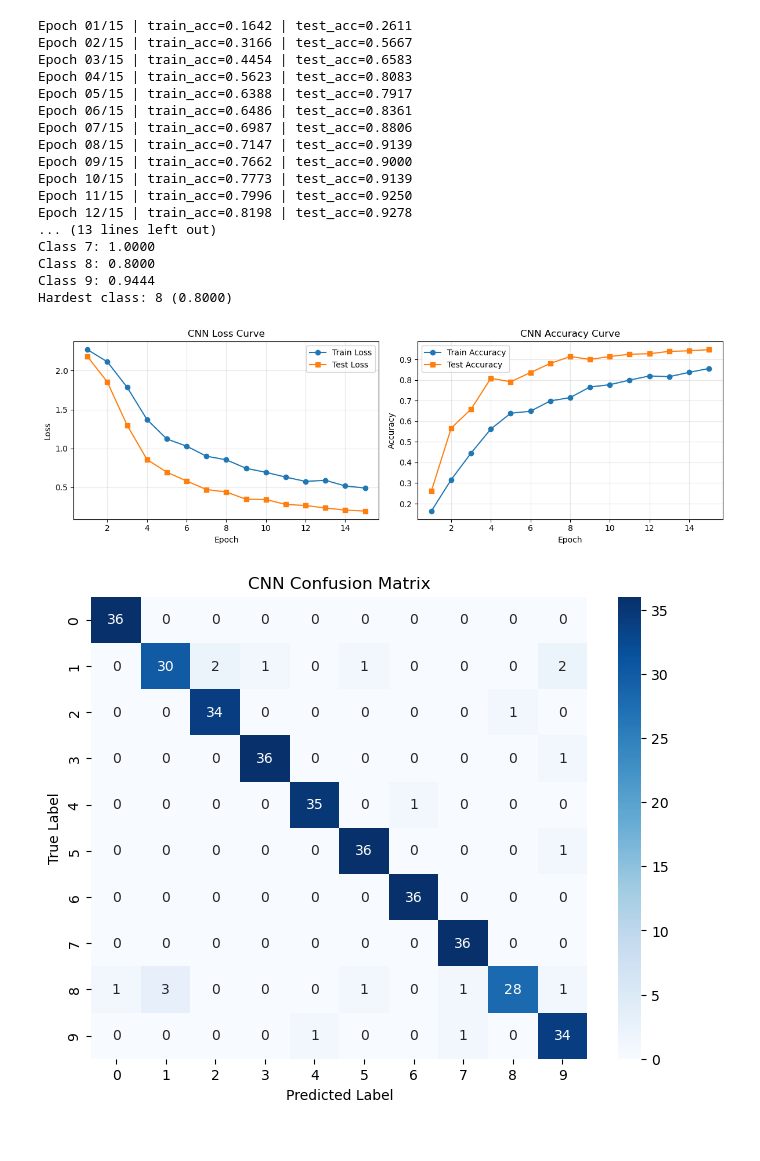
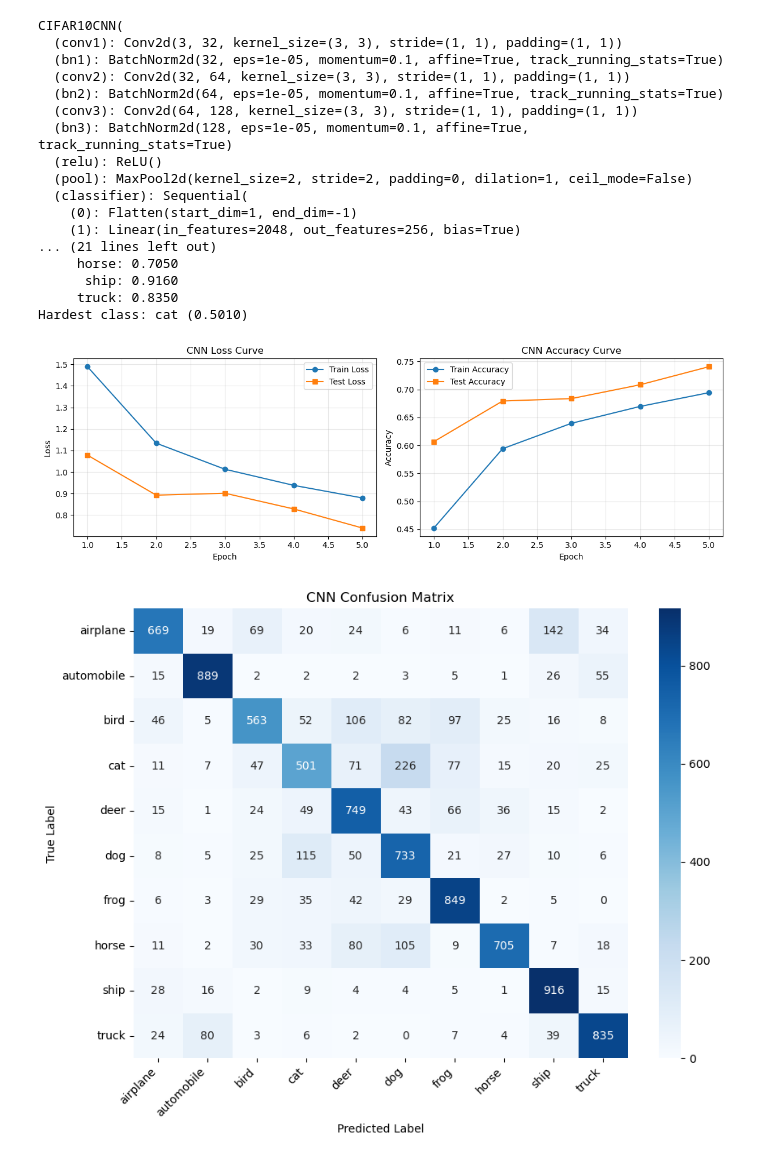
Before and after one commit to siagripsy/DeepLearning_Project2, a Jupyter notebook: Project2.ipynb, the cells around one changed output. Cells and saved outputs as stored; diff of their text form; code cells hidden in the pictures.

```diff
--- a/Project2.ipynb
+++ b/Project2.ipynb
@@ -297,62 +320,70 @@ The CNN was trained for 15 epochs with Adam and cross-entropy loss. The final te
 # %%
-cnn_history, cnn_train_time = train_model(cnn_model, train_loader, test_loader, epochs=15, lr=1e-3)
+cnn_model = CIFAR10CNN().to(device)
+print(cnn_model)
+print(f'CNN trainable parameters: {count_parameters(cnn_model):,}')
+
+
+cnn_history, cnn_train_time = train_model(cnn_model, train_loader, test_loader, epochs=5, lr=1e-3)
 cnn_accuracy, cnn_cm, cnn_per_class_acc, cnn_preds, cnn_labels = evaluate_model(cnn_model, test_loader)
 
 print(f'Final CNN test accuracy: {cnn_accuracy:.4f}')
 print(f'CNN training time: {cnn_train_time:.2f} seconds')
 print('CNN per-class accuracy:')
 for class_name, class_acc in zip(class_names, cnn_per_class_acc):
-    print(f'Class {class_name}: {class_acc:.4f}')
+    print(f'{class_name:>10}: {class_acc:.4f}')
 
 hardest_class_idx = int(np.argmin(cnn_per_class_acc))
 print(f'Hardest class: {class_names[hardest_class_idx]} ({cnn_per_class_acc[hardest_class_idx]:.4f})')
 
 epochs = np.arange(1, len(cnn_history['train_loss']) + 1)
 
 fig, axes = plt.subplots(1, 2, figsize=(12, 4))
 
 axes[0].plot(epochs, cnn_history['train_loss'], marker='o', label='Train Loss')
 axes[0].plot(epochs, cnn_history['test_loss'], marker='s', label='Test Loss')
 axes[0].set_title('CNN Loss Curve')
 axes[0].set_xlabel('Epoch')
 axes[0].set_ylabel('Loss')
 axes[0].grid(True, alpha=0.3)
 axes[0].legend()
 
 axes[1].plot(epochs, cnn_history['train_acc'], marker='o', label='Train Accuracy')
 axes[1].plot(epochs, cnn_history['test_acc'], marker='s', label='Test Accuracy')
 axes[1].set_title('CNN Accuracy Curve')
 axes[1].set_xlabel('Epoch')
 axes[1].set_ylabel('Accuracy')
 axes[1].grid(True, alpha=0.3)
 axes[1].legend()
 
 plt.tight_layout()
 plt.show()
 
-plt.figure(figsize=(8, 6))
+plt.figure(figsize=(9, 7))
 sns.heatmap(cnn_cm, annot=True, fmt='d', cmap='Blues', xticklabels=class_names, yticklabels=class_names)
 plt.title('CNN Confusion Matrix')
 plt.xlabel('Predicted Label')
 plt.ylabel('True Label')
+plt.xticks(rotation=45, ha='right')
+plt.yticks(rotation=0)
+plt.tight_layout()
 plt.show()
 # %% [output]
-Epoch 01/15 | train_acc=0.1642 | test_acc=0.2611
-Epoch 02/15 | train_acc=0.3166 | test_acc=0.5667
-Epoch 03/15 | train_acc=0.4454 | test_acc=0.6583
-Epoch 04/15 | train_acc=0.5623 | test_acc=0.8083
-Epoch 05/15 | train_acc=0.6388 | test_acc=0.7917
-Epoch 06/15 | train_acc=0.6486 | test_acc=0.8361
-Epoch 07/15 | train_acc=0.6987 | test_acc=0.8806
-Epoch 08/15 | train_acc=0.7147 | test_acc=0.9139
-Epoch 09/15 | train_acc=0.7662 | test_acc=0.9000
-Epoch 10/15 | train_acc=0.7773 | test_acc=0.9139
-Epoch 11/15 | train_acc=0.7996 | test_acc=0.9250
-Epoch 12/15 | train_acc=0.8198 | test_acc=0.9278
-... (13 lines left out)
-Class 7: 1.0000
-Class 8: 0.8000
-Class 9: 0.9444
-Hardest class: 8 (0.8000)
+CIFAR10CNN(
+  (conv1): Conv2d(3, 32, kernel_size=(3, 3), stride=(1, 1), padding=(1, 1))
+  (bn1): BatchNorm2d(32, eps=1e-05, momentum=0.1, affine=True, track_running_stats=True)
+  (conv2): Conv2d(32, 64, kernel_size=(3, 3), stride=(1, 1), padding=(1, 1))
+  (bn2): BatchNorm2d(64, eps=1e-05, momentum=0.1, affine=True, track_running_stats=True)
+  (conv3): Conv2d(64, 128, kernel_size=(3, 3), stride=(1, 1), padding=(1, 1))
+  (bn3): BatchNorm2d(128, eps=1e-05, momentum=0.1, affine=True, track_running_stats=True)
+  (relu): ReLU()
+  (pool): MaxPool2d(kernel_size=2, stride=2, padding=0, dilation=1, ceil_mode=False)
+  (classifier): Sequential(
+    (0): Flatten(start_dim=1, end_dim=-1)
+    (1): Linear(in_features=2048, out_features=256, bias=True)
+... (21 lines left out)
+     horse: 0.7050
+      ship: 0.9160
+     truck: 0.8350
+Hardest class: cat (0.5010)
-[figure, old version]
+[figure, new version]
-[figure, old version]
+[figure, new version]
```
Also changed, not shown: parts of 17 cells of this notebook, 7 other files.
